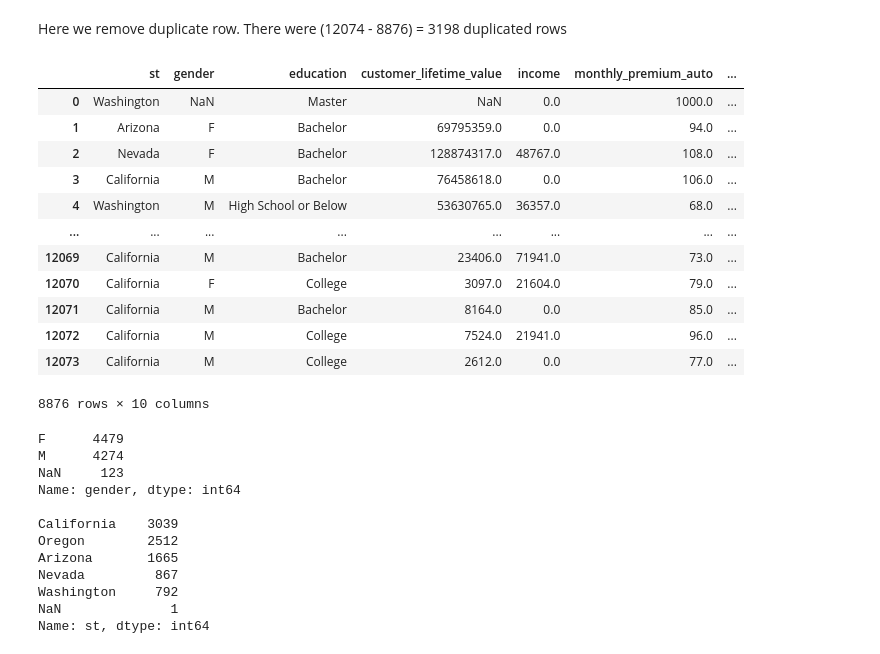
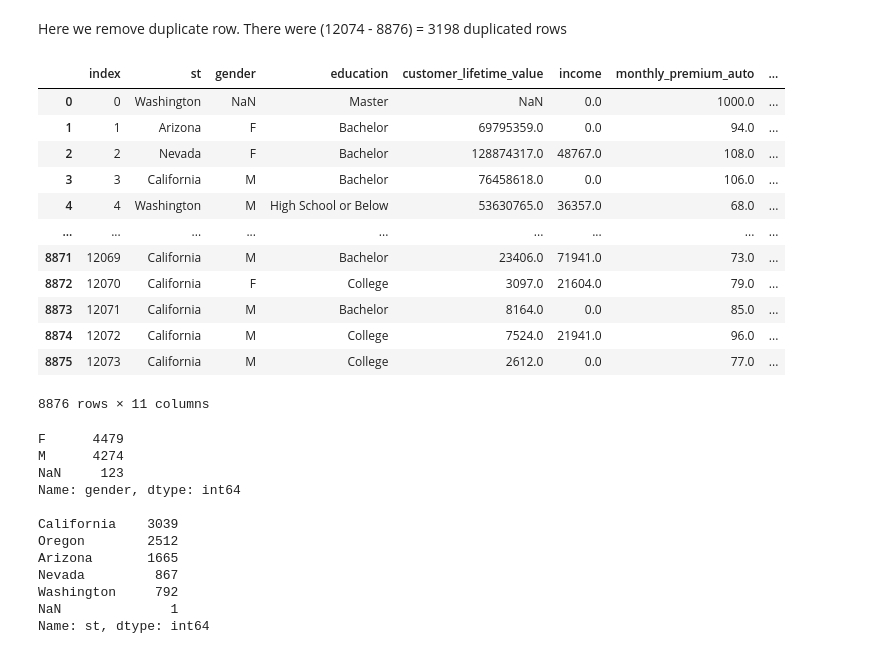
Before and after one commit to NHer0/IronEnrique, a Jupyter notebook: Customer_Analysis_Case_Study/Customer_Analysis_Case_Study.ipynb, the cells around one changed output. Saved outputs shown, nothing was run; the diff lists cells and outputs as text; code cells hidden in the pictures.

```diff
--- a/Customer_Analysis_Case_Study/Customer_Analysis_Case_Study.ipynb
+++ b/Customer_Analysis_Case_Study/Customer_Analysis_Case_Study.ipynb
@@ -362,21 +367,21 @@ Here we remove duplicate row.
 There were (12074 - 8876) = 3198 duplicated rows
 # %%
 ca_df.drop_duplicates(inplace=True)
-ca_df
+ca_df.reset_index()
 # %% [output]
-|  | st | gender | education | customer_lifetime_value | income | monthly_premium_auto | ... |
-| 0 | Washington | NaN | Master | NaN | 0.0 | 1000.0 | ... |
-| 1 | Arizona | F | Bachelor | 69795359.0 | 0.0 | 94.0 | ... |
-| 2 | Nevada | F | Bachelor | 128874317.0 | 48767.0 | 108.0 | ... |
-| 3 | California | M | Bachelor | 76458618.0 | 0.0 | 106.0 | ... |
-| 4 | Washington | M | High School or Below | 53630765.0 | 36357.0 | 68.0 | ... |
-| ... | ... | ... | ... | ... | ... | ... | ... |
-| 12069 | California | M | Bachelor | 23406.0 | 71941.0 | 73.0 | ... |
-| 12070 | California | F | College | 3097.0 | 21604.0 | 79.0 | ... |
-| 12071 | California | M | Bachelor | 8164.0 | 0.0 | 85.0 | ... |
-| 12072 | California | M | College | 7524.0 | 21941.0 | 96.0 | ... |
-| 12073 | California | M | College | 2612.0 | 0.0 | 77.0 | ... |
+|  | index | st | gender | education | customer_lifetime_value | income | monthly_premium_auto | ... |
+| 0 | 0 | Washington | NaN | Master | NaN | 0.0 | 1000.0 | ... |
+| 1 | 1 | Arizona | F | Bachelor | 69795359.0 | 0.0 | 94.0 | ... |
+| 2 | 2 | Nevada | F | Bachelor | 128874317.0 | 48767.0 | 108.0 | ... |
+| 3 | 3 | California | M | Bachelor | 76458618.0 | 0.0 | 106.0 | ... |
+| 4 | 4 | Washington | M | High School or Below | 53630765.0 | 36357.0 | 68.0 | ... |
+| ... | ... | ... | ... | ... | ... | ... | ... | ... |
+| 8871 | 12069 | California | M | Bachelor | 23406.0 | 71941.0 | 73.0 | ... |
+| 8872 | 12070 | California | F | College | 3097.0 | 21604.0 | 79.0 | ... |
+| 8873 | 12071 | California | M | Bachelor | 8164.0 | 0.0 | 85.0 | ... |
+| 8874 | 12072 | California | M | College | 7524.0 | 21941.0 | 96.0 | ... |
+| 8875 | 12073 | California | M | College | 2612.0 | 0.0 | 77.0 | ... |
-8876 rows × 10 columns
+8876 rows × 11 columns
 # %%
 print(ca_df.gender.value_counts(dropna=False))
 print()
```
Also changed, not shown: parts of 8 cells of this notebook.
